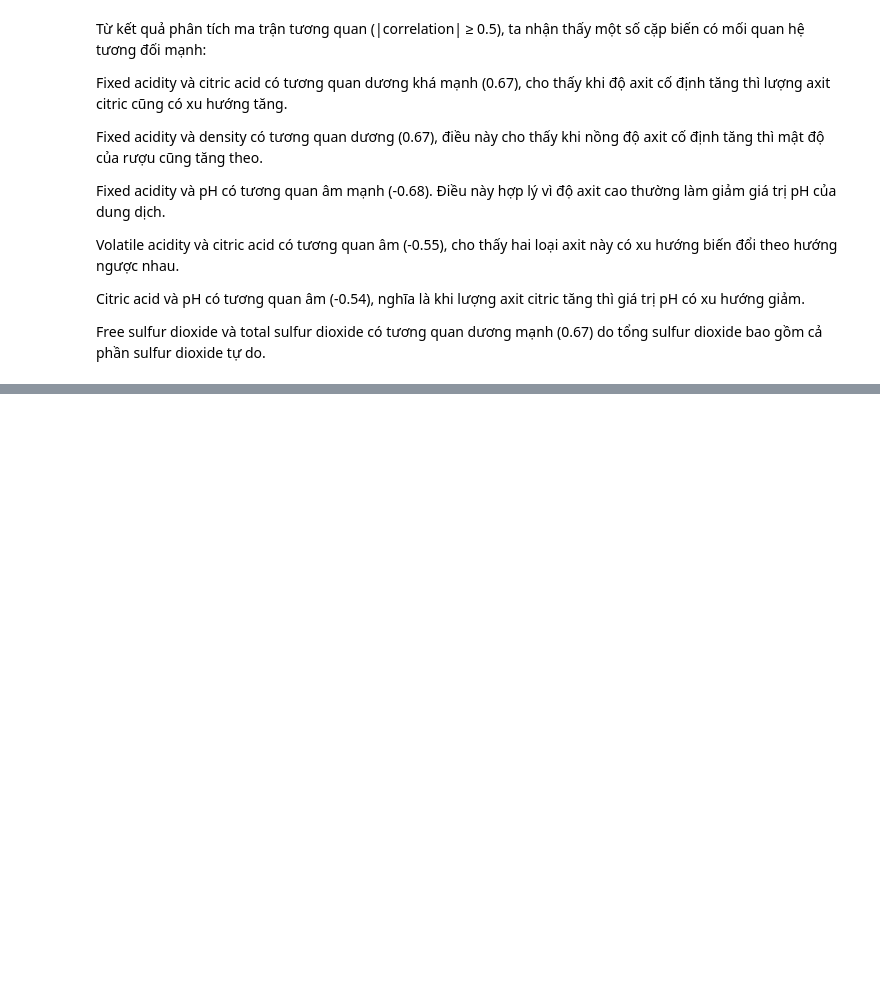
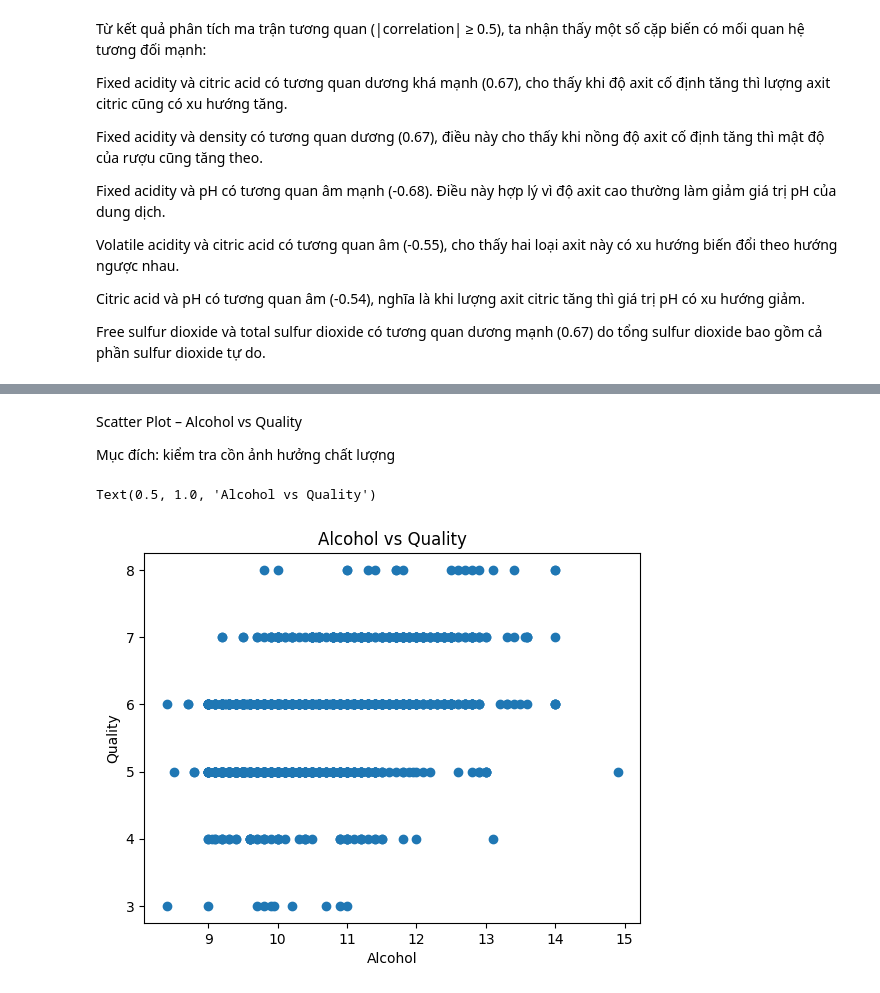
Before and after one commit to NgPhuQuy/Wine-Quality-Prediction, a Jupyter notebook: notebooks/EDA/EDA_redWine.ipynb, the cells around one changed output, grey strips where cells are left out. Drawn from its saved outputs; the diff is of its cells as text; code cells hidden in the pictures; blank space fills up the shorter version.

```diff
--- a/notebooks/EDA/EDA_redWine.ipynb
+++ b/notebooks/EDA/EDA_redWine.ipynb
@@ -200,0 +223,12 @@ Free sulfur dioxide và total sulfur dioxide có tương quan dương mạnh (0.
+# %% [markdown]
+Scatter Plot – Alcohol vs Quality
+
+Mục đích: kiểm tra cồn ảnh hưởng chất lượng
+# %%
+plt.scatter(red_wine_df['alcohol'], red_wine_df['quality'])
+plt.xlabel("Alcohol")
+plt.ylabel("Quality")
+plt.title("Alcohol vs Quality")
+# %% [output]
+Text(0.5, 1.0, 'Alcohol vs Quality')
+[figure, added]
```
Also changed, not shown: parts of 14 cells of this notebook, 1 other file.
